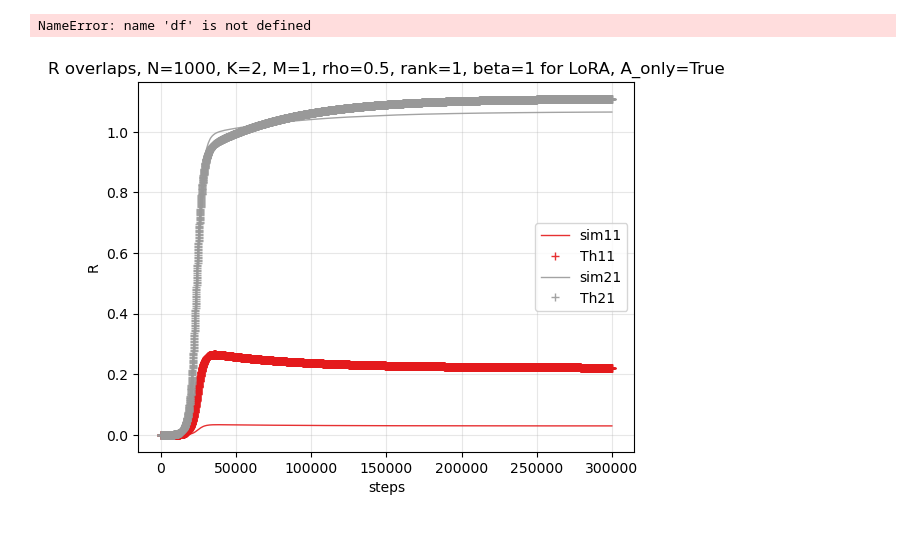
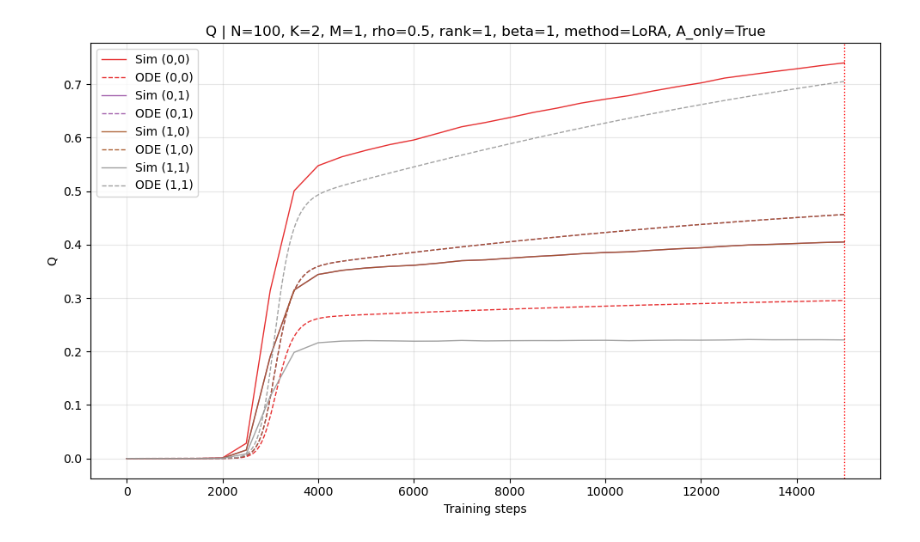
Before and after one commit to thmarchetta/Continual_Learning_LoRA, a Jupyter notebook: data_visualization.ipynb, the cells around one changed output. Saved outputs shown, nothing was run; the diff lists cells and outputs as text; code cells hidden in the pictures.

```diff
--- a/data_visualization.ipynb
+++ b/data_visualization.ipynb
@@ -290,8 +493,11 @@ def plot_overlaps(df, df_ODES, overlap, idx_i=None, idx_j=None, task=1):
 # %%
-plot_overlaps(df, df_ODES, "Q", args.K, args.K, task=1)
+plot_overlaps(
+    df,
+    df_ODES,
+    "Q",
+    args,
+    task=None,
+    absval=True,
+)
 # %% [output]
-NameError: name 'df' is not defined
+[figure, added]
-# %%
-plot_overlaps(df, df_ODES, "R", args.K, args.M, task=1)
-# %% [output]
-[figure, removed]
```
Also changed, not shown: parts of 28 cells of this notebook, 7 other files.
